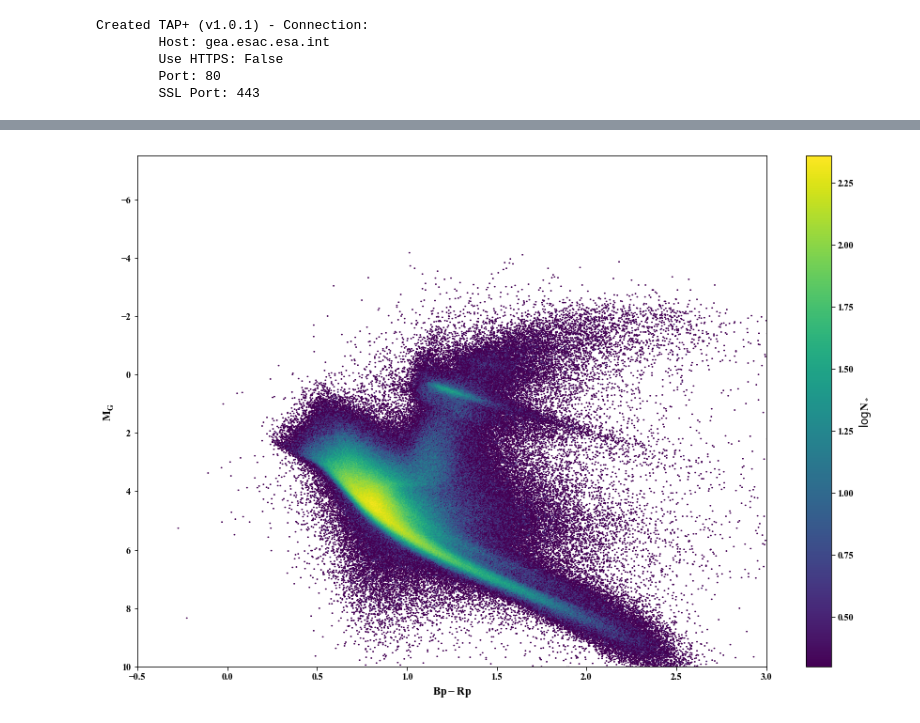
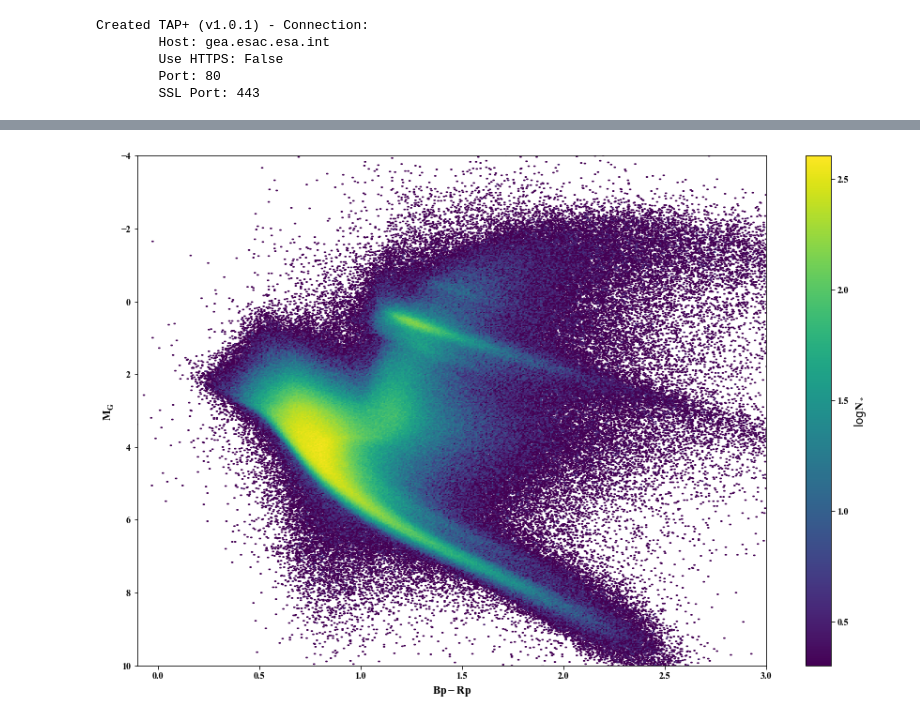
Before and after one commit to tzdwi/GaiaSprintBinary, a Jupyter notebook: gaia_kinematics.ipynb, the cells around one changed output, grey strips where cells are left out. Drawn from its saved outputs; the diff is of its cells as text; code cells hidden in the pictures.

```diff
--- a/gaia_kinematics.ipynb
+++ b/gaia_kinematics.ipynb
@@ -35,17 +35,18 @@ with fits.open(phot_file) as pf:
     p_df = pandas.DataFrame(np.array(pf[1].data).byteswap().newbyteorder())
 # %%
 merge_df = k_df.merge(p_df,on='source_id')
+# %%
+nearby = merge_df['dist'] <= 1000.0
 # %%
 plt.figure(figsize=(15,10))
-nearby = merge_df['dist'] <= 500.0
 plt.hexbin(merge_df['phot_bp_mean_mag'][nearby]-merge_df['phot_rp_mean_mag'][nearby],
           merge_df['phot_g_mean_mag'][nearby] - 5.0*np.log10(merge_df['dist'][nearby]) + 5.0,
           mincnt = 1, bins = 'log', gridsize = 1000)
 plt.xlabel(r'$Bp - Rp$')
 plt.ylabel(r'$M_G$')
-plt.xlim(-0.5,3)
-plt.ylim(10,-7.5)
+plt.xlim(-0.1,3)
+plt.ylim(10,-4)
 plt.colorbar(label=r'$\log N_*$')
-plt.savefig('CMD_kinematics_nearby.png')
+plt.savefig('CMD_kinematics_1kpc.png')
 # %% [output]
-[figure, old version]
+[figure, new version]
```
Also changed, not shown: parts of 8 cells of this notebook, 7 other files.
